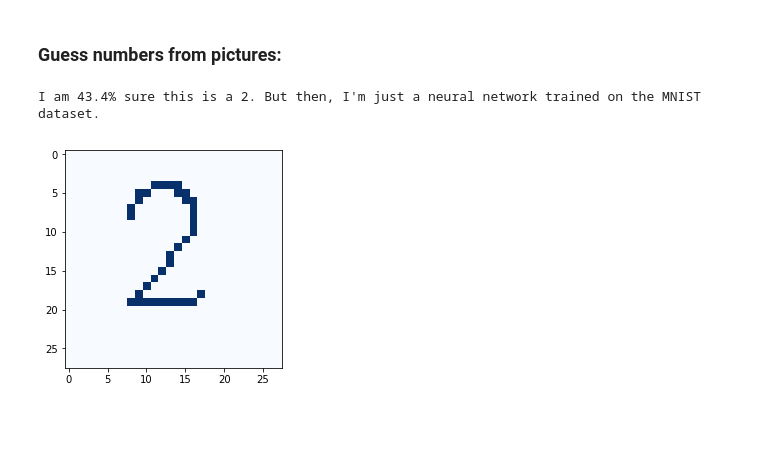
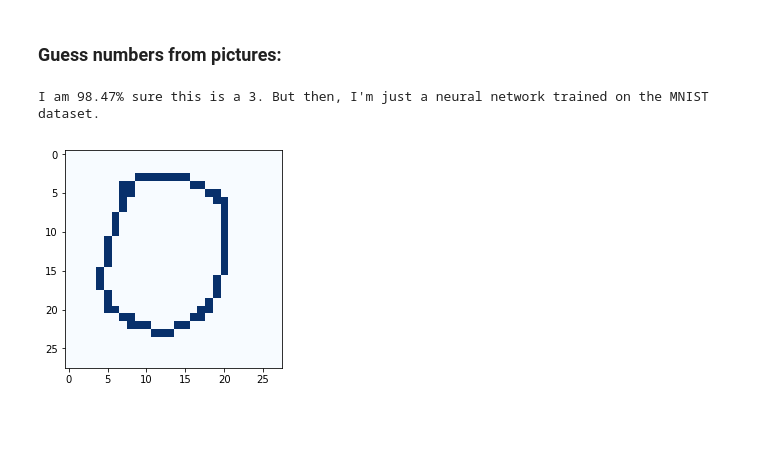
Before and after one commit to vncntrsk/Week6, a Jupyter notebook: mnist_2.ipynb, the cells around one changed output. Drawn from its saved outputs; the diff is of its cells as text; code cells hidden in the pictures.

```diff
--- a/mnist_2.ipynb
+++ b/mnist_2.ipynb
@@ -52,8 +48,8 @@ Trainable params: 7,960
 Non-trainable params: 0
 _________________________________________________________________
 # %%
-model.compile(loss='mse',
-#    loss='categorical_crossentropy',
+model.compile(loss='categorical_crossentropy',
+#    loss='mse',
     optimizer='rmsprop',
 metrics=['accuracy'])
 # %%
@@ -132,9 +128,9 @@ def draw_n_tell(filename=""):
     print(f"I am {accuracy}% sure this is a " f"{pred_val}. But then, I'm just a neural network trained on the MNIST dataset.")
 #    plt.axis('on')
 # %%
-draw_n_tell("two2")
+draw_n_tell("zero")
 # %% [output]
-I am 43.4% sure this is a 2. But then, I'm just a neural network trained on the MNIST dataset.
+I am 98.47% sure this is a 3. But then, I'm just a neural network trained on the MNIST dataset.
-[figure, old version]
+[figure, new version]
 # %% [markdown]
 ###
```
Also changed, not shown: parts of 4 cells of this notebook, 1 other file.
